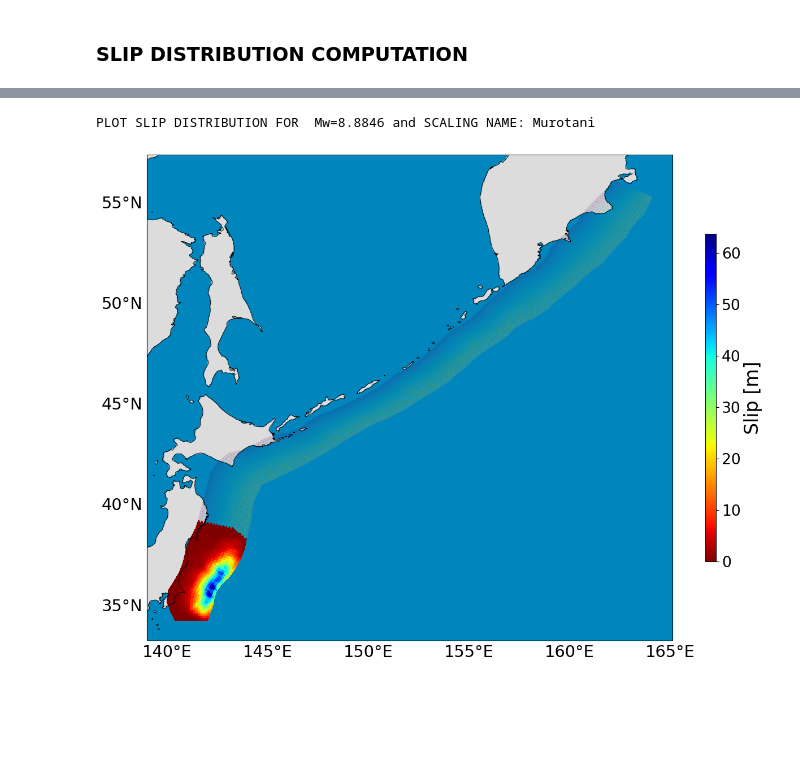
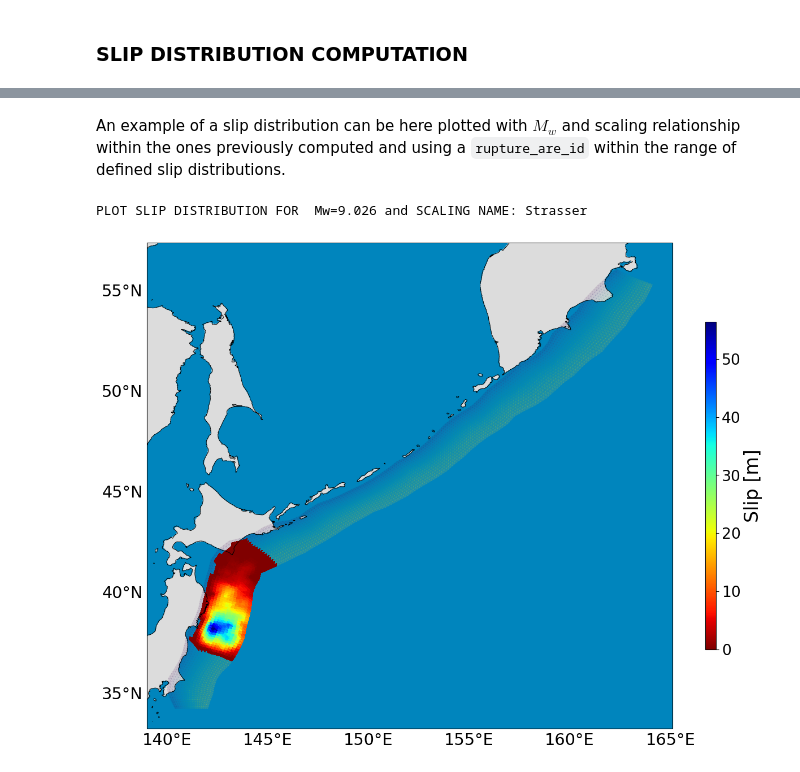
Before and after one commit to antonioscalaunina/pyANTI-FASc, a Jupyter notebook: bin/antifasc_main.ipynb, the cells around one changed output, grey strips where cells are left out. Cells and saved outputs as stored; diff of their text form; code cells hidden in the pictures; blank space fills up the shorter version.

```diff
--- a/bin/antifasc_main.ipynb
+++ b/bin/antifasc_main.ipynb
@@ -208,18 +190,20 @@ Computing slip distributions for the homogeneous and variable rigidity cases
+# %% [markdown]
+An example of a slip distribution can be here plotted with $M_w$ and scaling relationship within the ones previously computed and using a `rupture_are_id` within the range of defined slip distributions.
 # %%
 #plot slip distribution for the specified combination of Mw and scaling name
-Mw=8.8846
-scaling='Murotani'
+Mw=9.0260
+scaling='Strasser'
 Rupture_area_id=1
 
 print(f'PLOT SLIP DISTRIBUTION FOR  Mw={Mw} and SCALING NAME: {scaling}')
 
 fig = plt.figure(figsize=(15, 15))
 subplots=111
 #generate default basemap
 fig,ax=Slab_obj.plot_basemap(fig,subplots)
 
 #plot rupturing area
-Slab_obj.plot_slip_dist(Mw,scaling,Rupture_area_id,ax,fig,True,True)
+Slab_obj.plot_slip_dist(Mw,scaling,Rupture_area_id,ax,fig,False,True)
 # %% [output]
-PLOT SLIP DISTRIBUTION FOR  Mw=8.8846 and SCALING NAME: Murotani
+PLOT SLIP DISTRIBUTION FOR  Mw=9.026 and SCALING NAME: Strasser
-[figure, old version]
+[figure, new version]
```
Also changed, not shown: parts of 19 cells of this notebook.
